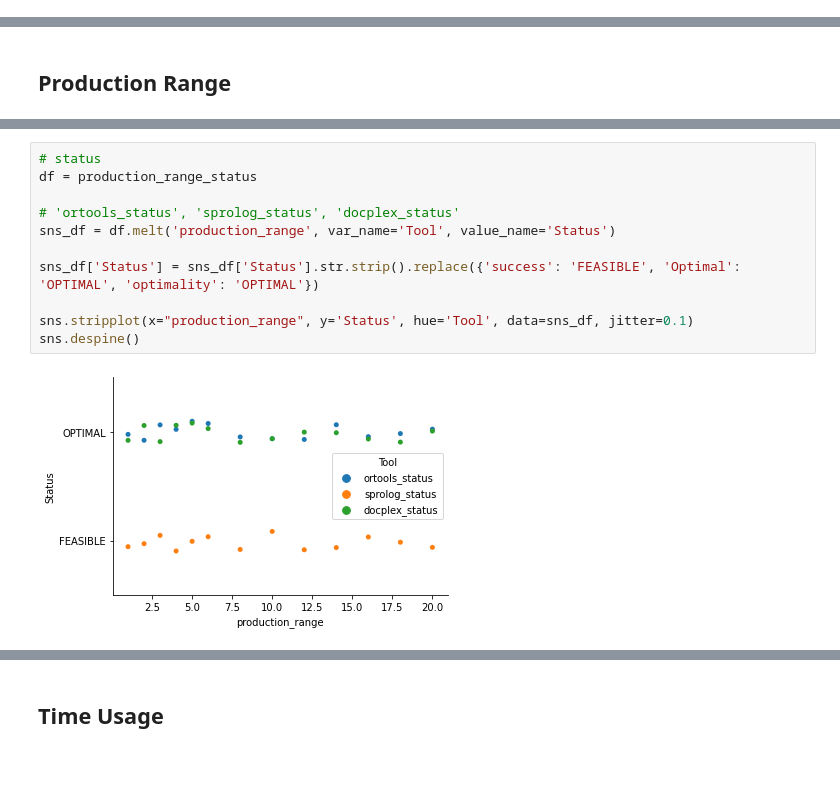
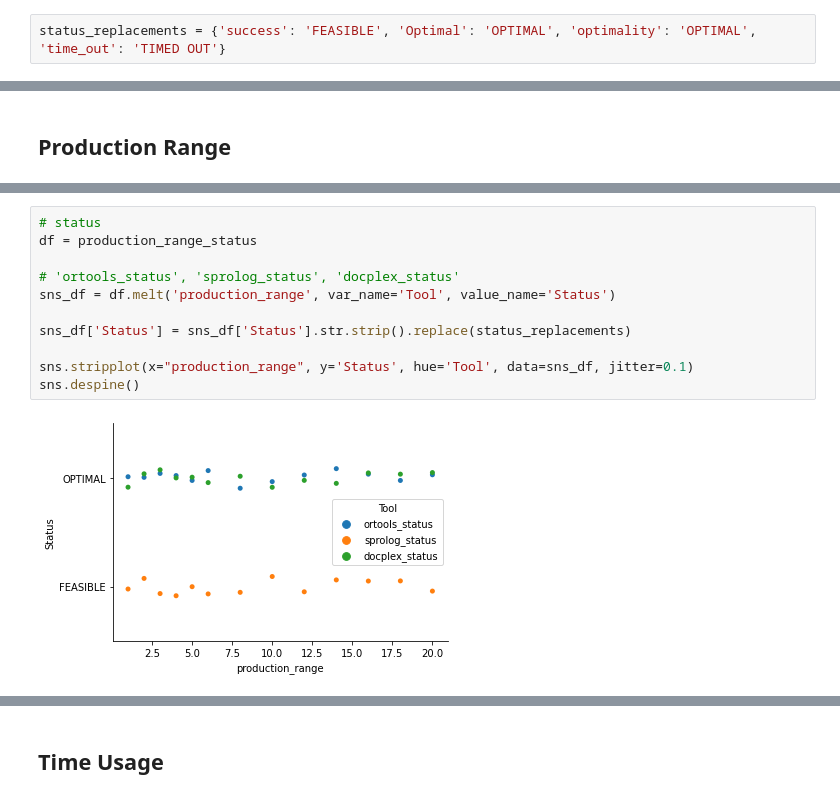
Before and after one commit to LeKinaSa/plr-job-shop, a Jupyter notebook: FinalResultsAnalysis.ipynb, the cells around one changed output, grey strips where cells are left out. Saved outputs shown, nothing was run; the diff lists cells and outputs as text; blank space fills up the shorter version.

```diff
--- a/FinalResultsAnalysis.ipynb
+++ b/FinalResultsAnalysis.ipynb
@@ -122,6 +122,8 @@ time_out_branches
 | 298 | 299 | 1537 | _4892605 | 3144 |
 | 299 | 300 | 1069 | _5350595 | 3144 |
 300 rows × 4 columns
+# %%
+status_replacements = {'success': 'FEASIBLE', 'Optimal': 'OPTIMAL', 'optimality': 'OPTIMAL', 'time_out': 'TIMED OUT'}
 # %% [markdown]
 # Graphs
 # %% [markdown]
@@ -222,16 +337,16 @@ sns.despine()
 # %%
 # status
 df = production_range_status
 
 # 'ortools_status', 'sprolog_status', 'docplex_status'
 sns_df = df.melt('production_range', var_name='Tool', value_name='Status')
 
-sns_df['Status'] = sns_df['Status'].str.strip().replace({'success': 'FEASIBLE', 'Optimal': 'OPTIMAL', 'optimality': 'OPTIMAL'})
+sns_df['Status'] = sns_df['Status'].str.strip().replace(status_replacements)
 
 sns.stripplot(x="production_range", y='Status', hue='Tool', data=sns_df, jitter=0.1)
 sns.despine()
 # %% [output]
-[figure, old version]
+[figure, new version]
 # %%
 # objective value
 df = production_range_obj_value.astype(float)
```
Also changed, not shown: parts of 31 cells of this notebook.
